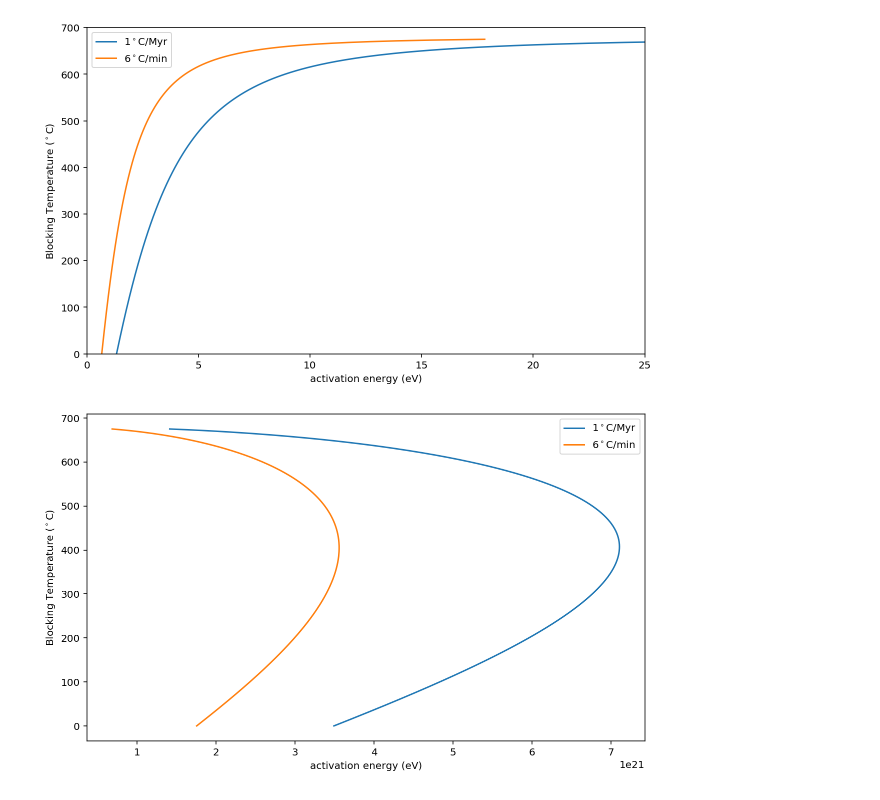
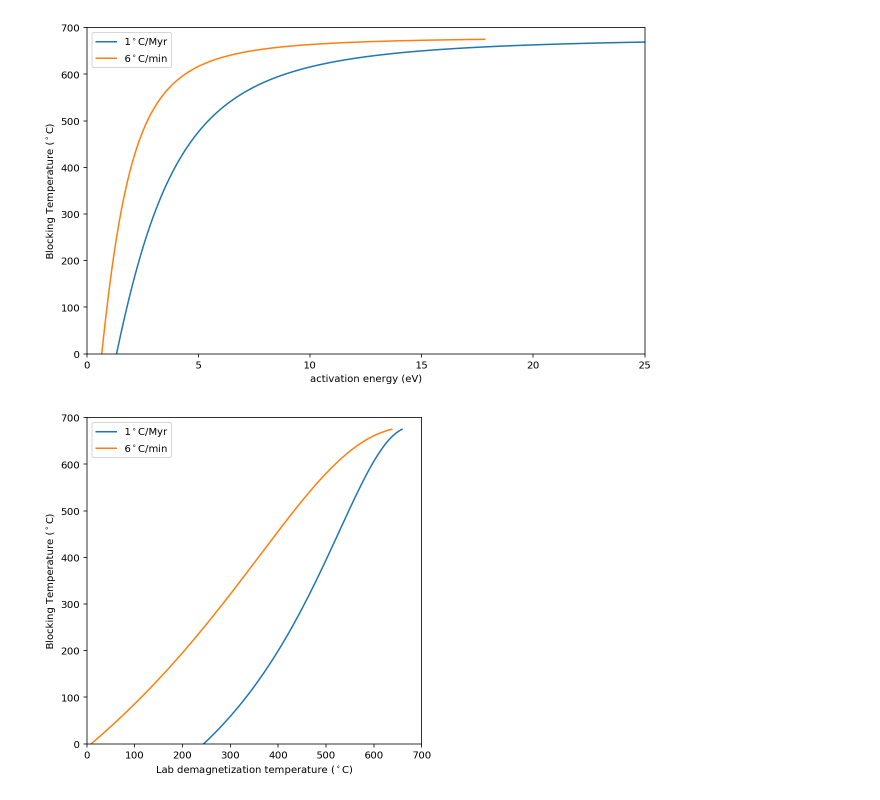
Before and after one commit to Swanson-Hysell-Group/Grenville_seminar, a Jupyter notebook: code/Pmag_unblocking_temperatures.ipynb, the cells around one changed output. Saved outputs shown, nothing was run; the diff lists cells and outputs as text; code cells hidden in the pictures.

```diff
--- a/code/Pmag_unblocking_temperatures.ipynb
+++ b/code/Pmag_unblocking_temperatures.ipynb
@@ -355,27 +349,27 @@ plt.legend()
 plt.show()
 # %% [output]
 [figure]
-# %%
-Tb = np.linspace(273, 675+273, 400)
-Td_slow = []
-Td_fast = []
-th = 100 # isothermal heating temperature in lab
-
-for T in Tb:
-    js = Dodson_Js(T, r=4)
-    e0_slow = calc_hem_e0(T, cooling_rate=0.3e-13, r=4, initial_guess=1.5)
-    e0_fast = calc_hem_e0(T, cooling_rate=0.1, r=4, initial_guess=1.5)
-    Td_slow.append(calc_Td(e0_slow, js, 4, th))
-    Td_fast.append(calc_Td(e0_fast, js, 4, th))
-
-plt.figure(figsize=(10, 6))
-plt.plot(Td_slow, Tb-273, label='1$^\circ$C/Myr')
-plt.plot(Td_fast, Tb-273, label='6$^\circ$C/min')
-# plt.xlim(0, 25)
-# plt.ylim(0, 700)
-plt.xlabel('activation energy (eV)')
-plt.ylabel('Blocking Temperature ($^\circ$C)')
-plt.legend()
-plt.show()
-# %% [output]
-[figure, removed]
+# %%
+Tb = np.linspace(273, 675+273, 400)
+Td_slow = []
+Td_fast = []
+th = 100 # isothermal heating temperature in lab
+
+for T in Tb:
+    js = Dodson_Js(T, r=4)
+    e0_slow = calc_hem_e0(T, cooling_rate=0.3e-13, r=4, initial_guess=1.)*1.6e-19
+    e0_fast = calc_hem_e0(T, cooling_rate=0.1, r=4, initial_guess=1.)*1.6e-19
+    Td_slow.append(calc_Td(e0_slow, js, 4, th)-273)
+    Td_fast.append(calc_Td(e0_fast, js, 4, th)-273)
+
+plt.figure(figsize=(6, 6))
+plt.plot(Td_slow, Tb-273, label='1$^\circ$C/Myr')
+plt.plot(Td_fast, Tb-273, label='6$^\circ$C/min')
+plt.xlim(0, 700)
+plt.ylim(0, 700)
+plt.xlabel('Lab demagnetization temperature ($^\circ$C)')
+plt.ylabel('Blocking Temperature ($^\circ$C)')
+plt.legend()
+plt.show()
+# %% [output]
+[figure, added]
```
Also changed, not shown: parts of 9 cells of this notebook.
